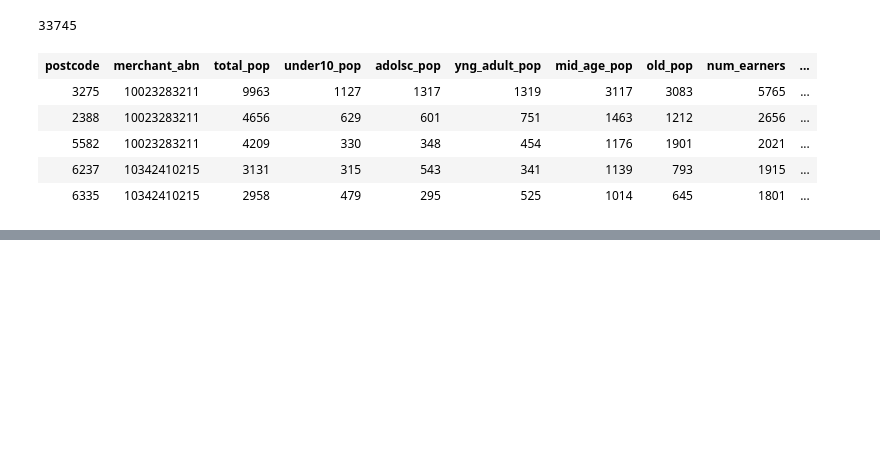
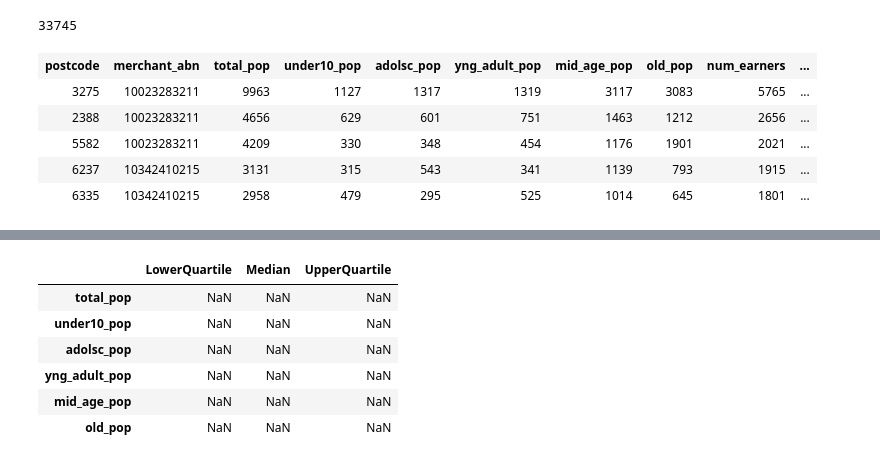
Before and after one commit to MAST30034-Applied-Data-Science/generic-buy-now-pay-later-project-group-35, a Jupyter notebook: notebooks/4.4-modelling_merch_demo.ipynb, the cells around one changed output, grey strips where cells are left out. Cells and saved outputs as stored; diff of their text form; code cells hidden in the pictures; blank space fills up the shorter version.

```diff
--- a/notebooks/4.4-modelling_merch_demo.ipynb
+++ b/notebooks/4.4-modelling_merch_demo.ipynb
@@ -153,0 +162,11 @@ merch_info.limit(5)
+# %%
+ext_data_quants_df = pd.DataFrame(index=col_names, columns=("LowerQuartile", "Median", "UpperQuartile"))
+ext_data_quants_df
+# %% [output]
+|  | LowerQuartile | Median | UpperQuartile |
+| total_pop | NaN | NaN | NaN |
+| under10_pop | NaN | NaN | NaN |
+| adolsc_pop | NaN | NaN | NaN |
+| yng_adult_pop | NaN | NaN | NaN |
+| mid_age_pop | NaN | NaN | NaN |
+| old_pop | NaN | NaN | NaN |
```
Also changed, not shown: parts of 16 cells of this notebook, 1 other file.
